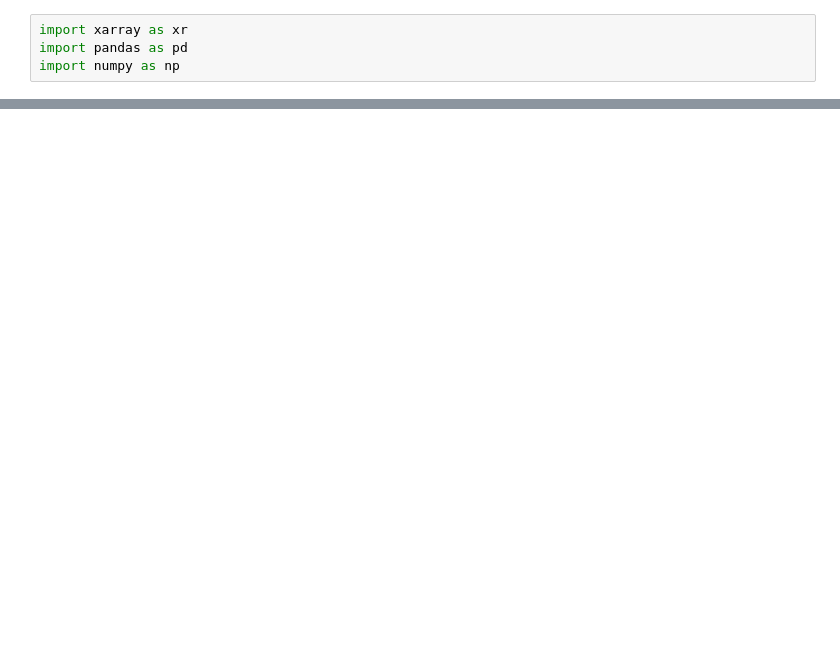
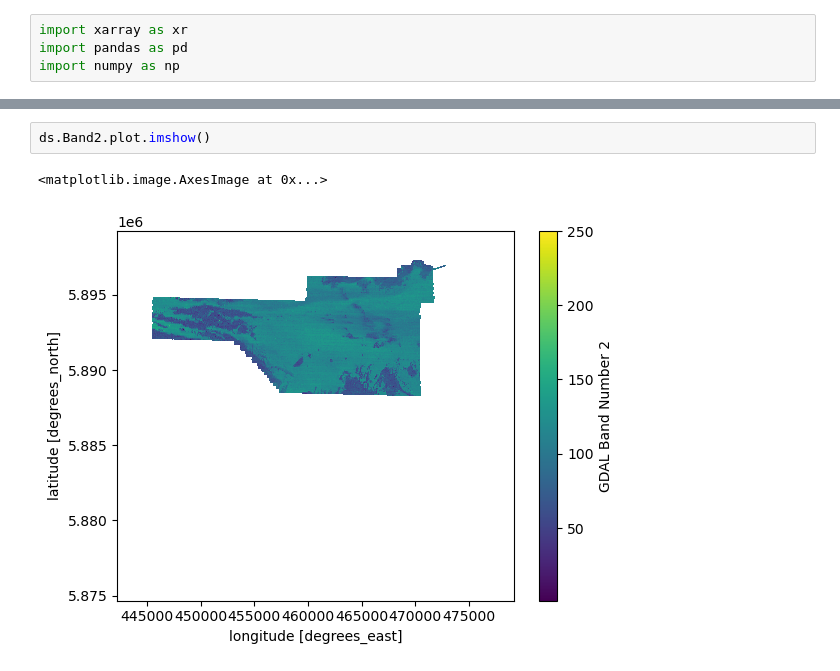
Before and after one commit to oceanhackweek/ohw23-proj-habitatmapping, a Jupyter notebook: Processing data.ipynb, the cells around one changed output, grey strips where cells are left out. Saved outputs shown, nothing was run; the diff lists cells and outputs as text; blank space fills up the shorter version.

```diff
--- a/Processing data.ipynb
+++ b/Processing data.ipynb
@@ -25,0 +14,5 @@ Attributes:
+# %%
+ds.Band2.plot.imshow()
+# %% [output]
+<matplotlib.image.AxesImage at 0x...>
+[figure, added]
```
Also changed, not shown: parts of 5 cells of this notebook, 1 other file.
